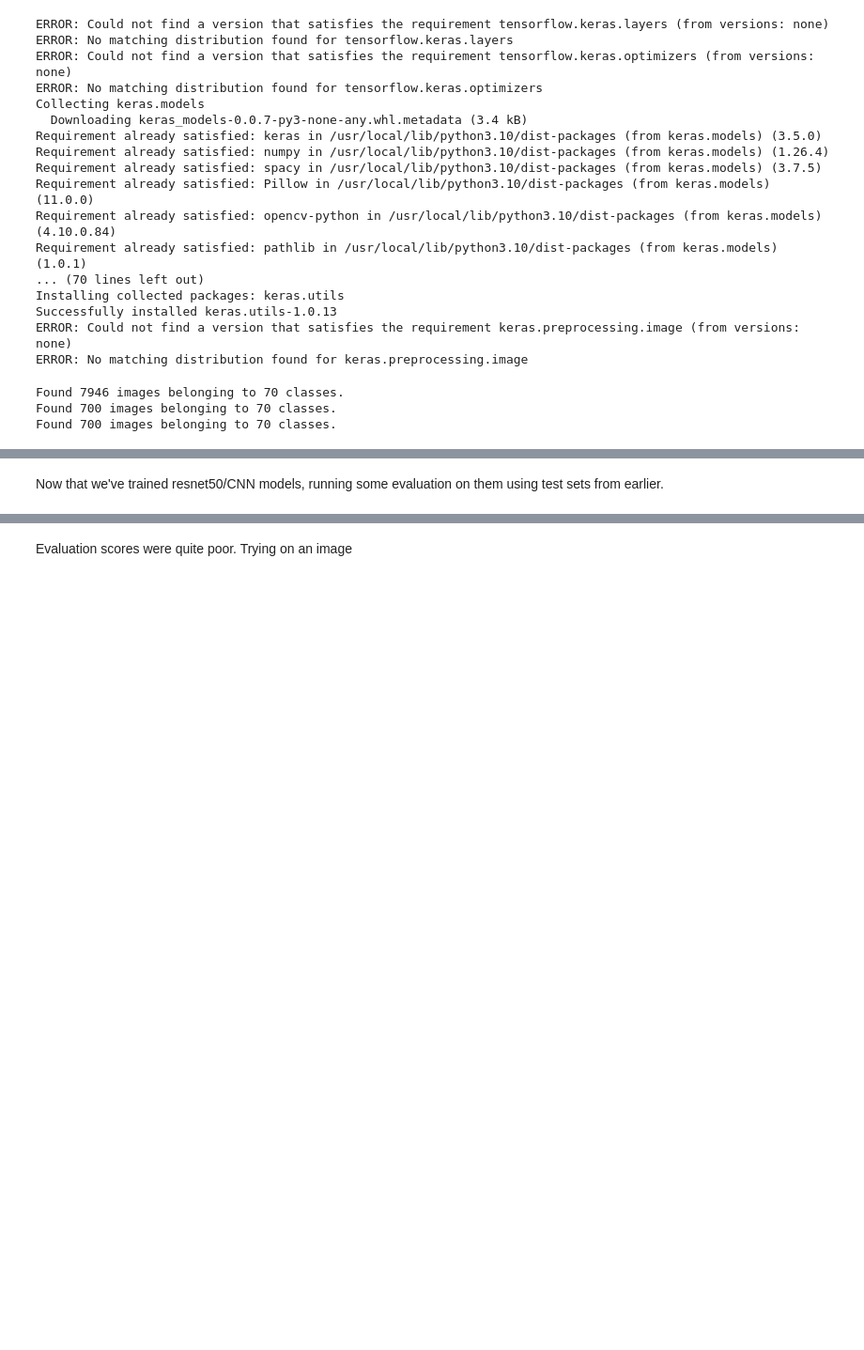
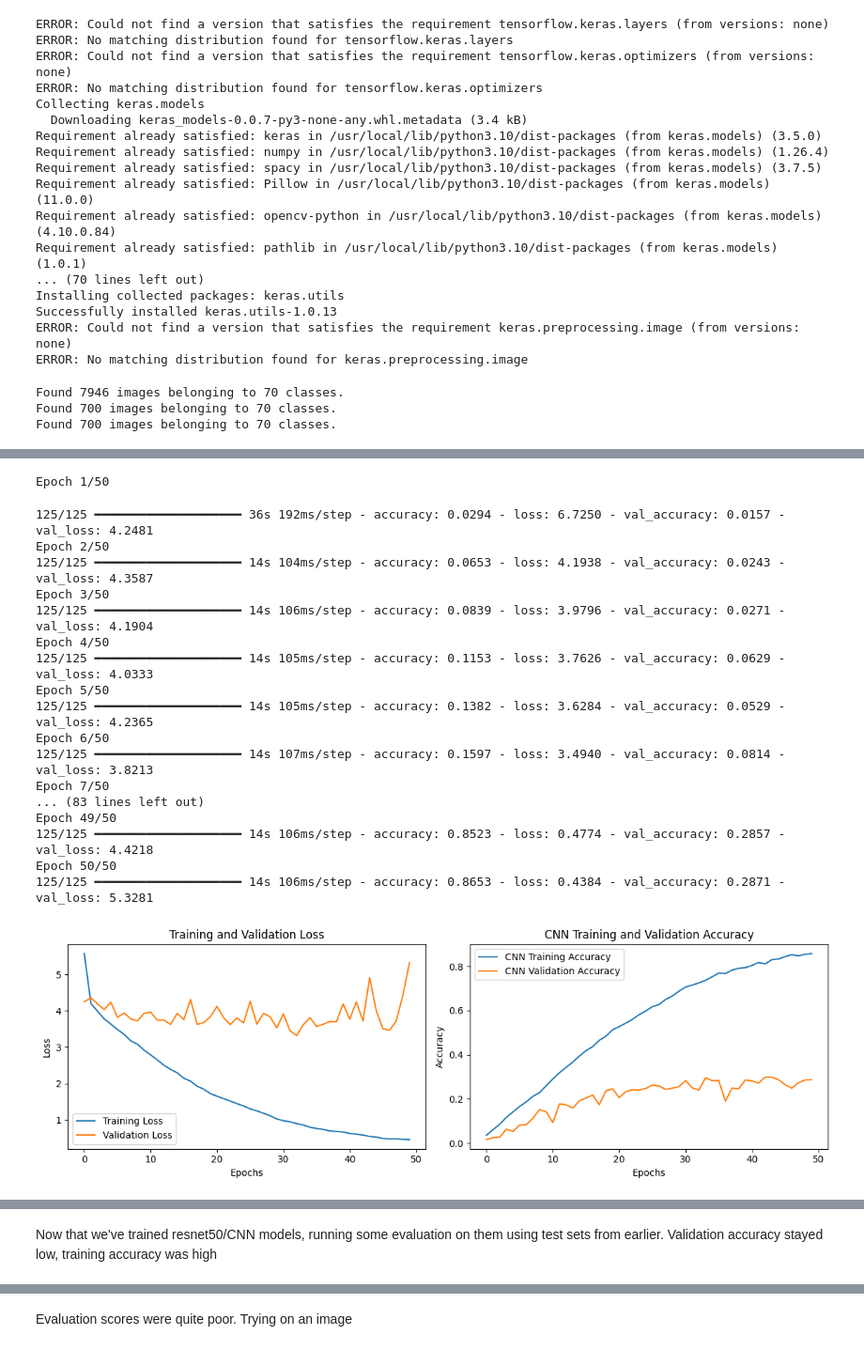
Before and after one commit to confooshius/AAI521-dog-image-processor, a Jupyter notebook: dogs_resnet_cnn.ipynb, the cells around one changed output, grey strips where cells are left out. Shown at 94% size. Saved outputs shown, nothing was run; the diff lists cells and outputs as text; code cells hidden in the pictures; blank space fills up the shorter version.

Commit message:
added evaluation in same format as dogs.ipynb

```diff
--- a/dogs_resnet_cnn.ipynb
+++ b/dogs_resnet_cnn.ipynb
@@ -292,6 +360,3 @@ cnn_model = Sequential([
     Dropout(0.5),
     Dense(70, activation='softmax')
 ])
-# %%
-history = cnn_model.fit(train_dataset, epochs=50, validation_data=val_dataset , batch_size=32 , verbose=1)
-cnn_model.save('/content/drive/My Drive/AA502_Computer_Vision/dog_cnn_model.h5')
@@ -316,0 +363,60 @@ WARNING:absl:You are saving your model as an HDF5 file via `model.save()` or `ke
+# %%
+cnn_model.compile(loss='categorical_crossentropy',
+              optimizer=RMSprop(),
+              metrics=['accuracy'])
+history_cnn = cnn_model.fit(train_dataset, epochs=50, validation_data=val_dataset , batch_size=32 , verbose=1)
+
+# plotting
+# Extract loss and accuracy for both training and validation
+train_loss = history_cnn.history['loss']
+val_loss = history_cnn.history['val_loss']
+train_accuracy = history_cnn.history['accuracy']
+val_accuracy = history_cnn.history['val_accuracy']
+
+# Determine the number of epochs
+epochs = range(len(train_loss))
+
+# Plot Training and Validation Loss
+plt.figure(figsize=(12, 4))
+plt.subplot(1, 2, 1)
+plt.plot(epochs, train_loss, label='Training Loss')
+plt.plot(epochs, val_loss, label='Validation Loss')
+plt.title('Training and Validation Loss')
+plt.xlabel('Epochs')
+plt.ylabel('Loss')
+plt.legend()
+
+# Plot Training and Validation Accuracy
+plt.subplot(1, 2, 2)
+plt.plot(epochs, train_accuracy, label='CNN Training Accuracy')
+plt.plot(epochs, val_accuracy, label='CNN Validation Accuracy')
+plt.title('CNN Training and Validation Accuracy')
+plt.xlabel('Epochs')
+plt.ylabel('Accuracy')
+plt.legend()
+
+# Show the plots
+plt.tight_layout()
+plt.show()
+
+cnn_model.save('/content/drive/My Drive/AA502_Computer_Vision/dog_cnn_model.h5')
+# %% [output]
+Epoch 1/50
+125/125 ━━━━━━━━━━━━━━━━━━━━ 36s 192ms/step - accuracy: 0.0294 - loss: 6.7250 - val_accuracy: 0.0157 - val_loss: 4.2481
+Epoch 2/50
+125/125 ━━━━━━━━━━━━━━━━━━━━ 14s 104ms/step - accuracy: 0.0653 - loss: 4.1938 - val_accuracy: 0.0243 - val_loss: 4.3587
+Epoch 3/50
+125/125 ━━━━━━━━━━━━━━━━━━━━ 14s 106ms/step - accuracy: 0.0839 - loss: 3.9796 - val_accuracy: 0.0271 - val_loss: 4.1904
+Epoch 4/50
+125/125 ━━━━━━━━━━━━━━━━━━━━ 14s 105ms/step - accuracy: 0.1153 - loss: 3.7626 - val_accuracy: 0.0629 - val_loss: 4.0333
+Epoch 5/50
+125/125 ━━━━━━━━━━━━━━━━━━━━ 14s 105ms/step - accuracy: 0.1382 - loss: 3.6284 - val_accuracy: 0.0529 - val_loss: 4.2365
+Epoch 6/50
+125/125 ━━━━━━━━━━━━━━━━━━━━ 14s 107ms/step - accuracy: 0.1597 - loss: 3.4940 - val_accuracy: 0.0814 - val_loss: 3.8213
+Epoch 7/50
+... (83 lines left out)
+Epoch 49/50
+125/125 ━━━━━━━━━━━━━━━━━━━━ 14s 106ms/step - accuracy: 0.8523 - loss: 0.4774 - val_accuracy: 0.2857 - val_loss: 4.4218
+Epoch 50/50
+125/125 ━━━━━━━━━━━━━━━━━━━━ 14s 106ms/step - accuracy: 0.8653 - loss: 0.4384 - val_accuracy: 0.2871 - val_loss: 5.3281
+[figure, added]
@@ -317,5 +424,5 @@ WARNING:absl:You are saving your model as an HDF5 file via `model.save()` or `ke
 # %% [markdown]
-Now  that we've trained resnet50/CNN models, running some evaluation on them using test sets from earlier.
+Now  that we've trained resnet50/CNN models, running some evaluation on them using test sets from earlier. Validation accuracy stayed low, training accuracy was high
 # %%
 from tensorflow.keras.models import load_model
 
```
Also changed, not shown: parts of 14 cells of this notebook.
